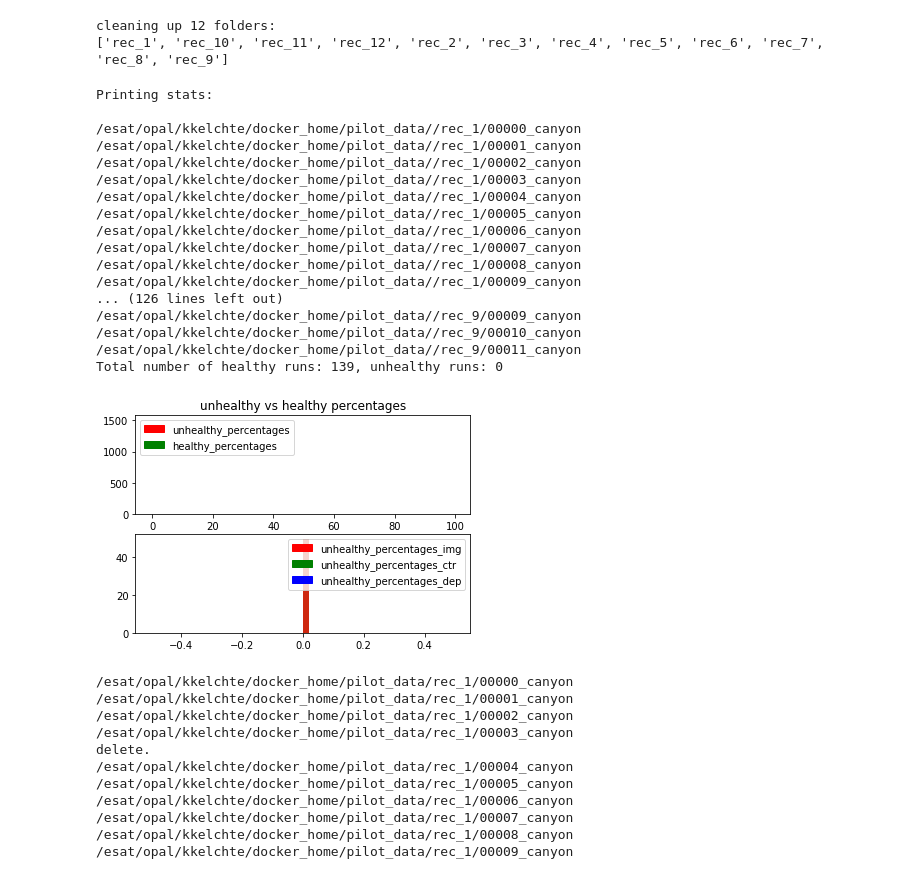
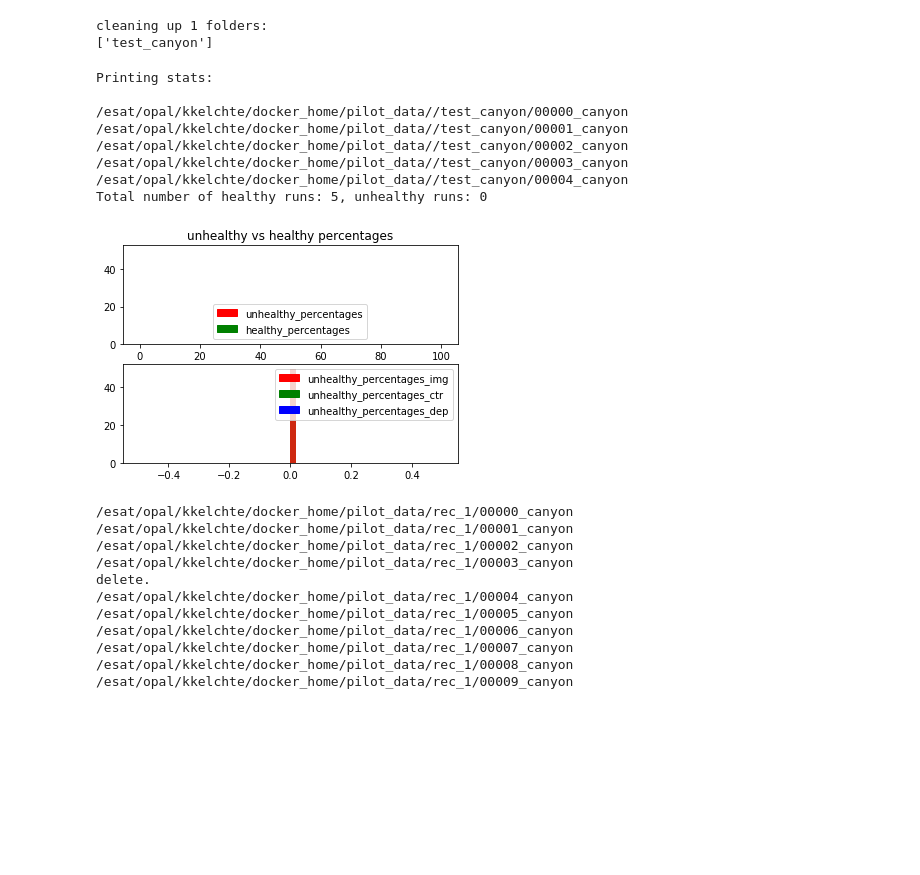
Before and after one commit to kkelchte/pilot, a Jupyter notebook: scripts/cleanup_dataset.ipynb, the cells around one changed output. Cells and saved outputs as stored; diff of their text form; code cells hidden in the pictures; blank space fills up the shorter version.

```diff
--- a/scripts/cleanup_dataset.ipynb
+++ b/scripts/cleanup_dataset.ipynb
@@ -11,14 +11,14 @@ import matplotlib.patches as mpatches
 # root_dir='/esat/opal/kkelchte/docker_home/pilot_data/canyon_rl_turtle_collision_free'
 root_dir='/esat/opal/kkelchte/docker_home/pilot_data/'
 
-data_dirs=sorted([d for d in os.listdir(root_dir) if d.startswith('rec')])
+data_dirs=sorted([d for d in os.listdir(root_dir) if d.startswith('test_canyon')])
 # data_dirs=sorted([d for d in os.listdir(root_dir) if os.path.isdir(root_dir+'/'+d)])
 
 print("cleaning up "+str(len(data_dirs))+" folders:")
 print data_dirs
 # %% [output]
-cleaning up 12 folders:
-['rec_1', 'rec_10', 'rec_11', 'rec_12', 'rec_2', 'rec_3', 'rec_4', 'rec_5', 'rec_6', 'rec_7', 'rec_8', 'rec_9']
+cleaning up 1 folders:
+['test_canyon']
 # %%
 print("Printing stats: \n")
 healthy_percentages=[]
@@ -45,7 +45,7 @@ for d in data_dirs:
             print 'untheatlhy: ',unhealthy[-1]['reason']
         else:
             ctr_lines=ctr_file.readlines()
-            ctrs=[int(l.split(' ')[0]) for l in ctr_lines if float(l.split(' ')[1])!=0]
+            ctrs=[int(l.split(' ')[0]) for l in ctr_lines[2:] if float(l.split(' ')[1])!=0]
             if len(ctrs) == 0:
                 unhealthy.append({'name':r,
                                  'reason':'no control'})
@@ -61,10 +61,10 @@ for d in data_dirs:
                 unhealthy.append({'name':r,
                                  'reason':'few images'})
                 print 'untheatlhy: ',unhealthy[-1]['reason']
-            elif len(depths) < 10:
-                unhealthy.append({'name':r,
-                                 'reason':'few depth'})
-                print 'untheatlhy: ',unhealthy[-1]['reason']
+#             elif len(depths) < 10:
+#                 unhealthy.append({'name':r,
+#                                  'reason':'few depth'})
+#                 print 'untheatlhy: ',unhealthy[-1]['reason']
             else:
                 healthy.append({'name':r})
 
@@ -72,7 +72,7 @@ for d in data_dirs:
     healthy_percentages.append(100.*len(healthy)/(0.01+len(healthy)+len(unhealthy)))
     unhealthy_percentages.append(100.*len(unhealthy)/(0.01+len(healthy)+len(unhealthy)))
     unhealthy_percentages_img.append(100.*len([u for u in unhealthy if u['reason']=='few images'])/(0.01+len(unhealthy)))
-    unhealthy_percentages_dep.append(100.*len([u for u in unhealthy if u['reason']=='few depth'])/(0.01+len(unhealthy)))
+#     unhealthy_percentages_dep.append(100.*len([u for u in unhealthy if u['reason']=='few depth'])/(0.01+len(unhealthy)))
     unhealthy_percentages_ctr.append(100.*len([u for u in unhealthy if u['reason']=='no control'])/(0.01+len(unhealthy)))
 
     all_healthy+=len(healthy)
@@ -84,49 +84,40 @@ for d in data_dirs:
 #     100.*len([u for u in unhealthy if u['reason']=='few depth'])/(0.01+len(unhealthy)),
 #     100.*len([u for u in unhealthy if u['reason']=='no control'])/(0.01+len(unhealthy))))
 
 #
 print("Total number of healthy runs: {0}, unhealthy runs: {1}".format(all_healthy, all_unhealthy))
 # healthy runs:
 plt.subplot(211)
 plt.hist(healthy_percentages, 50, normed=1, facecolor='green', alpha=0.75)
 plt.hist(unhealthy_percentages, 50, normed=1, facecolor='red', alpha=0.75)
 plt.title('unhealthy vs healthy percentages')
 
 red_patch = mpatches.Patch(color='red', label='unhealthy_percentages')
 green_patch = mpatches.Patch(color='green', label='healthy_percentages')
 plt.legend(handles=[red_patch, green_patch])
 
 plt.subplot(212)
 plt.hist(unhealthy_percentages_ctr, 50, normed=1, facecolor='green', alpha=0.75)
 plt.hist(unhealthy_percentages_img, 50, normed=1, facecolor='red', alpha=0.75)
 # n, bins, patches = plt.hist(unhealthy_percentages_dep, 50, normed=1, facecolor='blue', alpha=0.75)
 # plt.title('unhealthy due to control (green) vs images (red) in percentages')
 
 green_patch = mpatches.Patch(color='green', label='unhealthy_percentages_ctr')
 red_patch = mpatches.Patch(color='red', label='unhealthy_percentages_img')
 blue_patch = mpatches.Patch(color='blue', label='unhealthy_percentages_dep')
 plt.legend(handles=[red_patch, green_patch, blue_patch])
 
 plt.show()
 # %% [output]
 Printing stats:
 
-/esat/opal/kkelchte/docker_home/pilot_data//rec_1/00000_canyon
-/esat/opal/kkelchte/docker_home/pilot_data//rec_1/00001_canyon
-/esat/opal/kkelchte/docker_home/pilot_data//rec_1/00002_canyon
-/esat/opal/kkelchte/docker_home/pilot_data//rec_1/00003_canyon
-/esat/opal/kkelchte/docker_home/pilot_data//rec_1/00004_canyon
-/esat/opal/kkelchte/docker_home/pilot_data//rec_1/00005_canyon
-/esat/opal/kkelchte/docker_home/pilot_data//rec_1/00006_canyon
-/esat/opal/kkelchte/docker_home/pilot_data//rec_1/00007_canyon
-/esat/opal/kkelchte/docker_home/pilot_data//rec_1/00008_canyon
-/esat/opal/kkelchte/docker_home/pilot_data//rec_1/00009_canyon
-... (126 lines left out)
-/esat/opal/kkelchte/docker_home/pilot_data//rec_9/00009_canyon
-/esat/opal/kkelchte/docker_home/pilot_data//rec_9/00010_canyon
-/esat/opal/kkelchte/docker_home/pilot_data//rec_9/00011_canyon
-Total number of healthy runs: 139, unhealthy runs: 0
+/esat/opal/kkelchte/docker_home/pilot_data//test_canyon/00000_canyon
+/esat/opal/kkelchte/docker_home/pilot_data//test_canyon/00001_canyon
+/esat/opal/kkelchte/docker_home/pilot_data//test_canyon/00002_canyon
+/esat/opal/kkelchte/docker_home/pilot_data//test_canyon/00003_canyon
+/esat/opal/kkelchte/docker_home/pilot_data//test_canyon/00004_canyon
+Total number of healthy runs: 5, unhealthy runs: 0
-[figure, old version]
+[figure, new version]
 # %%
 # Go through data and remove useless runs:
 for d in data_dirs:
```
Also changed, not shown: parts of 1 cell of this notebook, 4 other files.
